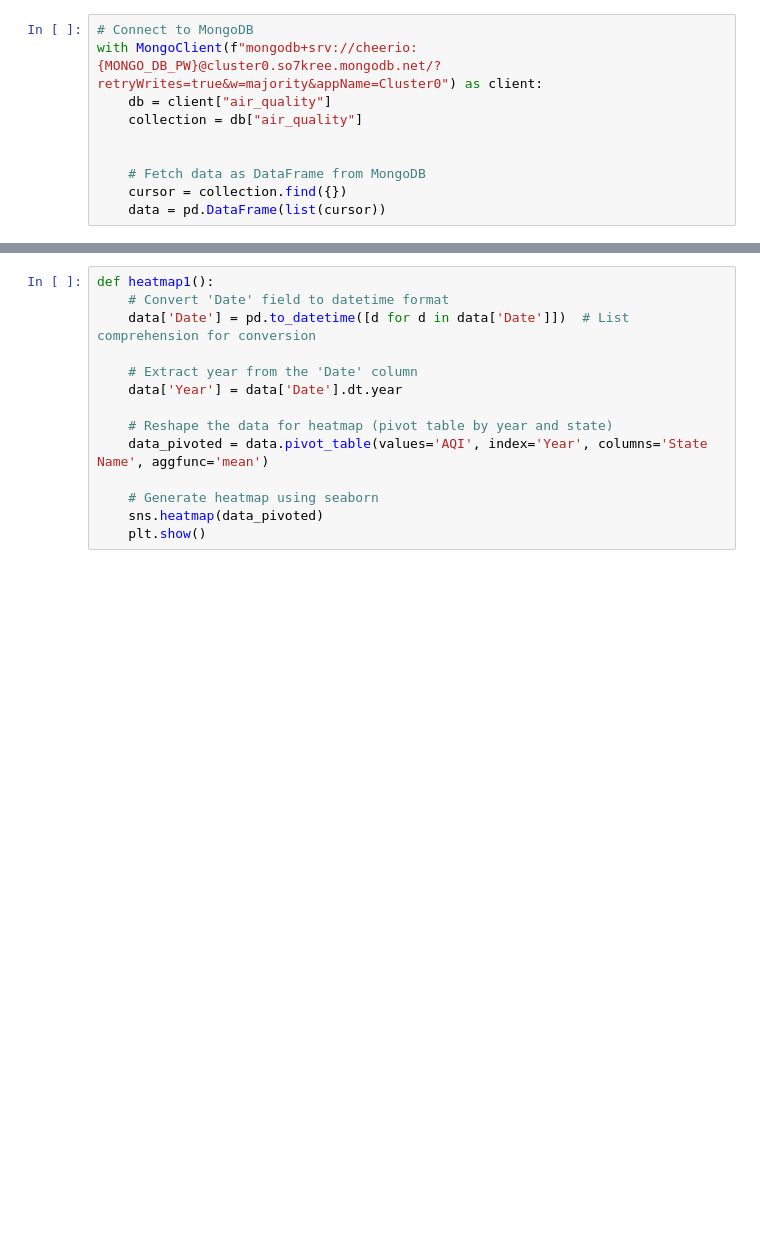
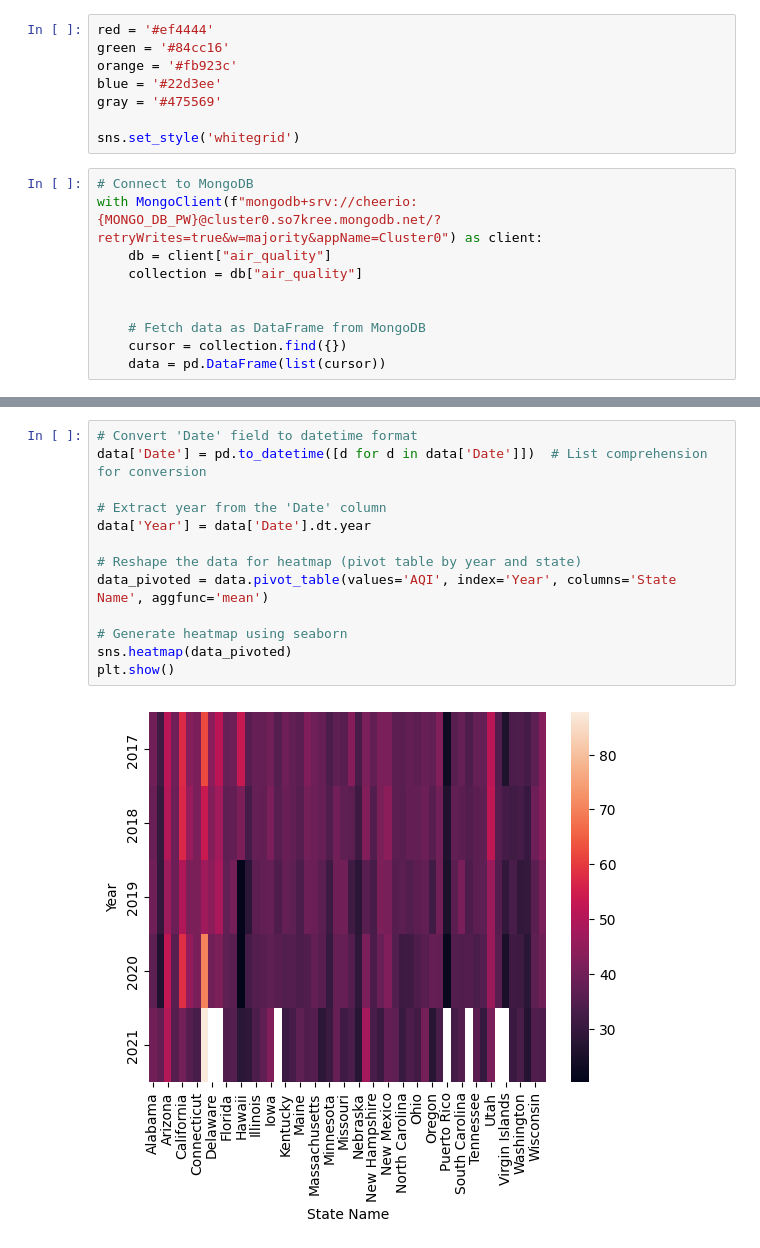
Before and after one commit to inkieee/BigDataFP, a Jupyter notebook: BigDataFP.ipynb, the cells around one changed output, grey strips where cells are left out. Cells and saved outputs as stored; diff of their text form; blank space fills up the shorter version.

```diff
--- a/BigDataFP.ipynb
+++ b/BigDataFP.ipynb
@@ -24,3 +25,11 @@ None
+# %%
+red = '#ef4444'
+green = '#84cc16'
+orange = '#fb923c'
+blue = '#22d3ee'
+gray = '#475569'
+
+sns.set_style('whitegrid')
 # %%
 # Connect to MongoDB
 with MongoClient(f"mongodb+srv://cheerio:{MONGO_DB_PW}@cluster0.so7kree.mongodb.net/?retryWrites=true&w=majority&appName=Cluster0") as client:
@@ -34,14 +79,15 @@ with MongoClient(f"mongodb+srv://cheerio:{MONGO_DB_PW}@cluster0.so7kree.mongodb.
 # %%
-def heatmap1():
-    # Convert 'Date' field to datetime format
-    data['Date'] = pd.to_datetime([d for d in data['Date']])  # List comprehension for conversion
+# Convert 'Date' field to datetime format
+data['Date'] = pd.to_datetime([d for d in data['Date']])  # List comprehension for conversion
 
-    # Extract year from the 'Date' column
-    data['Year'] = data['Date'].dt.year
+# Extract year from the 'Date' column
+data['Year'] = data['Date'].dt.year
 
-    # Reshape the data for heatmap (pivot table by year and state)
-    data_pivoted = data.pivot_table(values='AQI', index='Year', columns='State Name', aggfunc='mean')
+# Reshape the data for heatmap (pivot table by year and state)
+data_pivoted = data.pivot_table(values='AQI', index='Year', columns='State Name', aggfunc='mean')
 
-    # Generate heatmap using seaborn
-    sns.heatmap(data_pivoted)
-    plt.show()
+# Generate heatmap using seaborn
+sns.heatmap(data_pivoted)
+plt.show()
+# %% [output]
+[figure, added]
```
Also changed, not shown: parts of 9 cells of this notebook, 3 other files.
